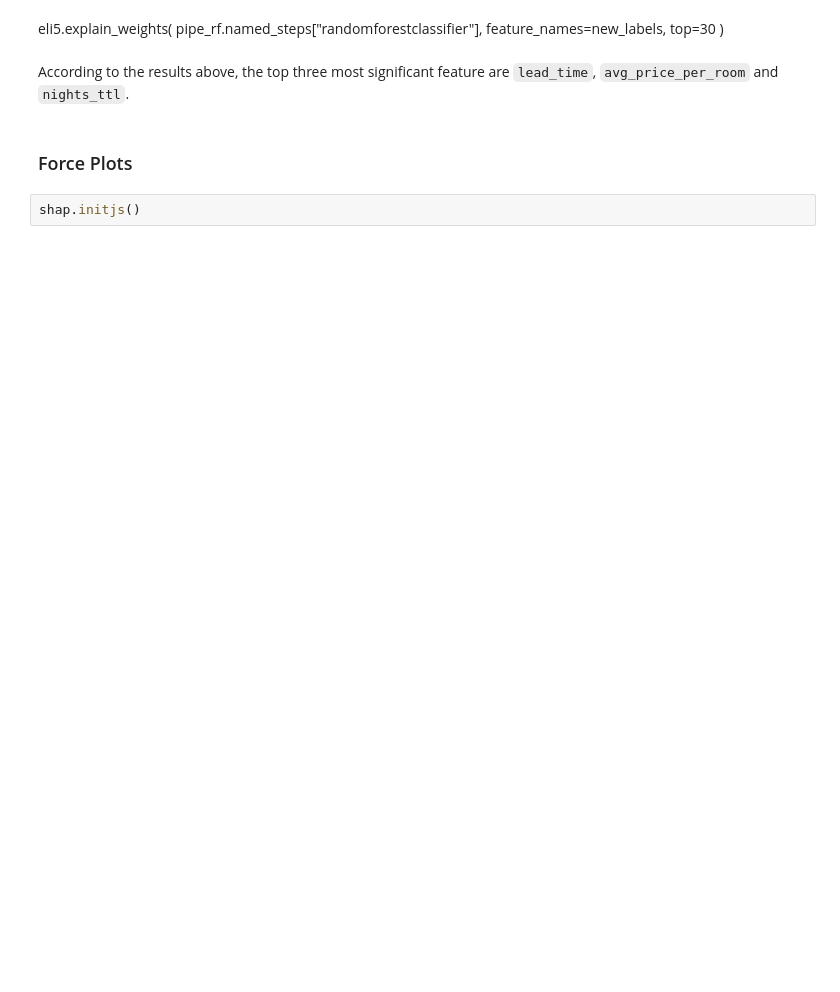
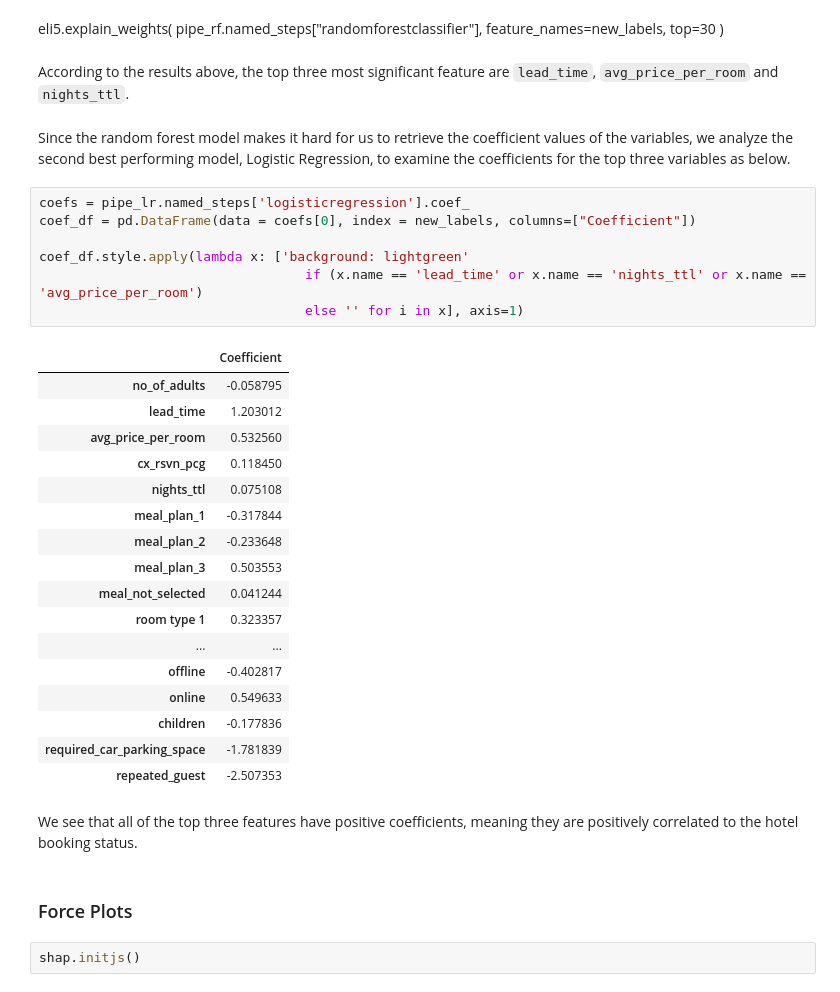
Before and after one commit to jh22d/BookedUp, a Jupyter notebook: Final_Project.ipynb, the cells around one changed output. Drawn from its saved outputs; the diff is of its cells as text; blank space fills up the shorter version.

```diff
--- a/Final_Project.ipynb
+++ b/Final_Project.ipynb
@@ -609,6 +584,35 @@ eli5.explain_weights(
 )
 # %% [markdown]
 According to the results above, the top three most significant feature are `lead_time`, `avg_price_per_room` and `nights_ttl`.
+# %% [markdown]
+Since the random forest model makes it hard for us to retrieve the coefficient values of the variables, we analyze the second best performing model, Logistic Regression, to examine the coefficients for the top three variables as below.
+# %%
+coefs = pipe_lr.named_steps['logisticregression'].coef_
+coef_df = pd.DataFrame(data = coefs[0], index = new_labels, columns=["Coefficient"])
+
+coef_df.style.apply(lambda x: ['background: lightgreen'
+                                  if (x.name == 'lead_time' or x.name == 'nights_ttl' or x.name == 'avg_price_per_room')
+                                  else '' for i in x], axis=1)
+# %% [output]
+|  | Coefficient |
+| no_of_adults | -0.058795 |
+| lead_time | 1.203012 |
+| avg_price_per_room | 0.532560 |
+| cx_rsvn_pcg | 0.118450 |
+| nights_ttl | 0.075108 |
+| meal_plan_1 | -0.317844 |
+| meal_plan_2 | -0.233648 |
+| meal_plan_3 | 0.503553 |
+| meal_not_selected | 0.041244 |
+| room type 1 | 0.323357 |
+| ... | ... |
+| offline | -0.402817 |
+| online | 0.549633 |
+| children | -0.177836 |
+| required_car_parking_space | -1.781839 |
+| repeated_guest | -2.507353 |
+# %% [markdown]
+We see that all of the top three features have positive coefficients, meaning they are positively correlated to the hotel booking status.
 # %% [markdown]
 ### Force Plots
 # %%
```
Also changed, not shown: parts of 42 cells of this notebook.
